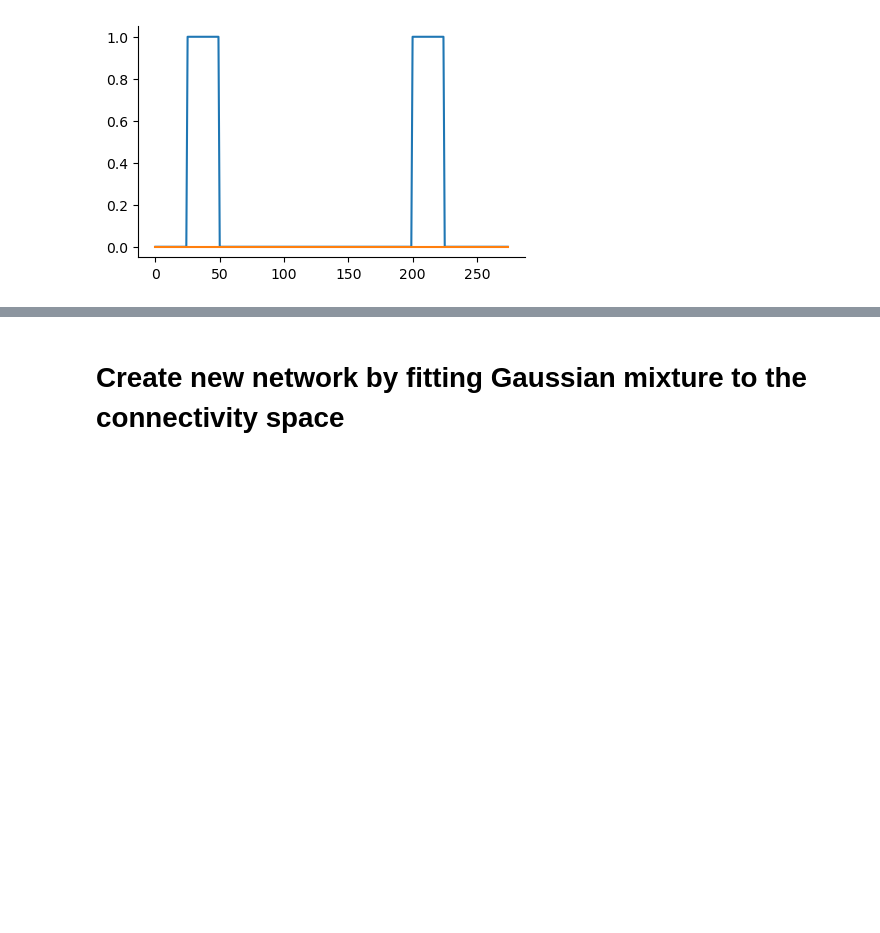
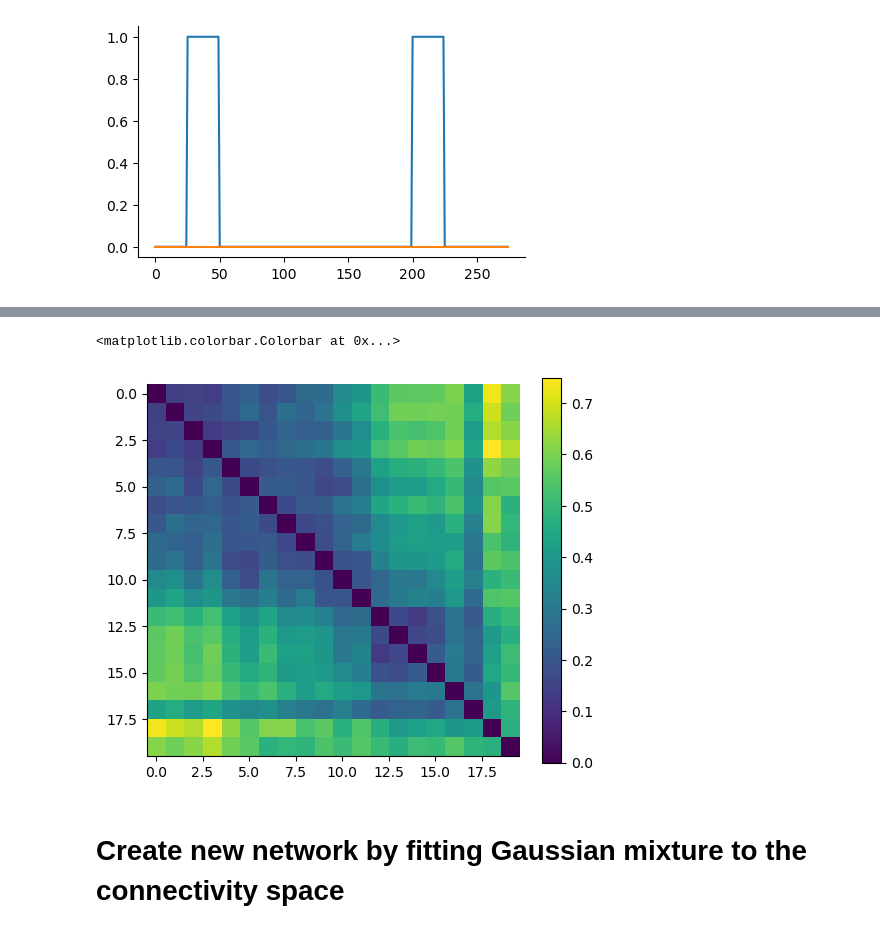
Before and after one commit to agosztolai/MARBLE, a Jupyter notebook: examples/Figure_3_RNN_gain_modulation.ipynb, the cells around one changed output, grey strips where cells are left out. Saved outputs shown, nothing was run; the diff lists cells and outputs as text; code cells hidden in the pictures; blank space fills up the shorter version.

```diff
--- a/examples/Figure_3_RNN_gain_modulation.ipynb
+++ b/examples/Figure_3_RNN_gain_modulation.ipynb
@@ -28,10 +29,15 @@ matplotlib.rcParams['axes.spines.top'] = False
 # %% [markdown]
 # Load trained model
 # %%
-hidden_size = 500
 noise_std = 5e-2
 alpha = 0.2
+hidden_size=500
+
 x_train, y_train, mask_train, x_val, y_val, mask_val = dms.generate_dms_data(1000)
 net =  LowRankRNN(2, hidden_size, 1, noise_std, alpha, rank=2)
-net.load_state_dict(torch.load(f'./RNN_scripts/dms_rank2_{hidden_size}.pt', map_location='cpu'))
+net.load_state_dict(torch.load(f'./RNN_scripts/dms_rank2_500.pt', map_location='cpu'))
 net.svd_reparametrization()
+
+net2 =  LowRankRNN(2, hidden_size, 1, noise_std, alpha, rank=2)
+net2.load_state_dict(torch.load(f'./RNN_scripts/dms_rank2_500_2.pt', map_location='cpu'))
+net2.svd_reparametrization()
@@ -102,3 +157,9 @@ plot_experiment(net, input, traj, epochs, traj_to_show=1)
+# %%
+im = plt.imshow(data.dist)
+plt.colorbar(im)
+# %% [output]
+<matplotlib.colorbar.Colorbar at 0x...>
+[figure, added]
 # %% [markdown]
 # Create new network by fitting Gaussian mixture to the connectivity space
 # %%
```
Also changed, not shown: parts of 19 cells of this notebook, 1 other file.
